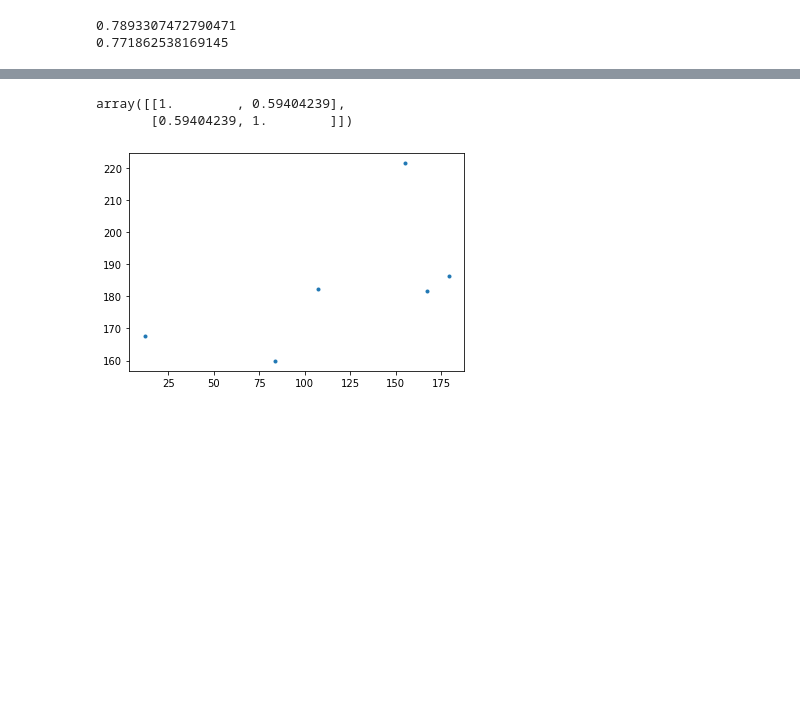
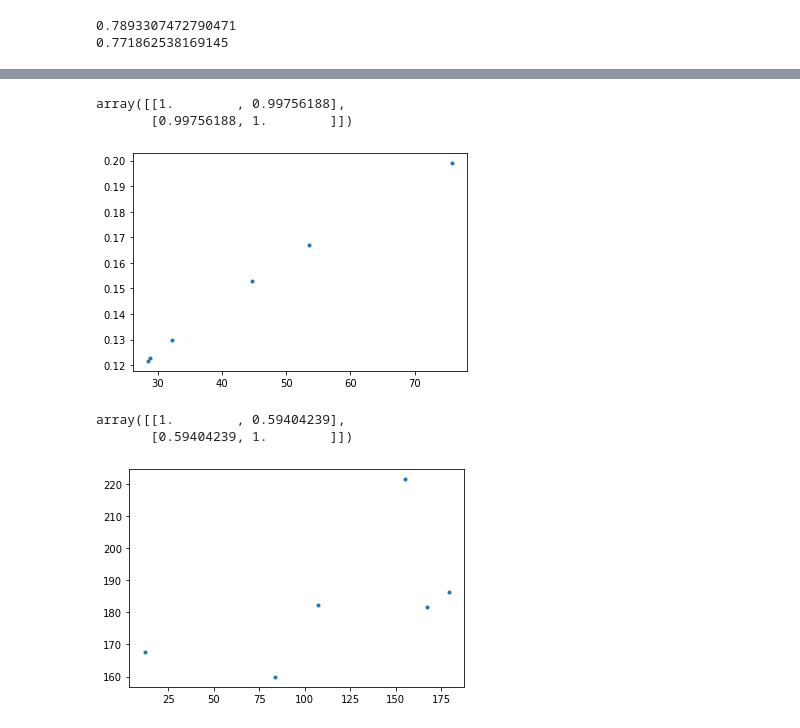
Before and after one commit to neuralabc/spft-java, a Jupyter notebook: spft/2022_06_Trial_by_trial_Bx.ipynb, the cells around one changed output, grey strips where cells are left out. Drawn from its saved outputs; the diff is of its cells as text; code cells hidden in the pictures; blank space fills up the shorter version.

```diff
--- a/spft/2022_06_Trial_by_trial_Bx.ipynb
+++ b/spft/2022_06_Trial_by_trial_Bx.ipynb
@@ -191,3 +234,11 @@ print(np.corrcoef(snipped_for_vals,snipped_ref_vals)[0,1])
+# %%
+# plt.plot(raw_sse,sse,'.')
+plt.plot(sse,rmse,'.')
+np.corrcoef(sse,rmse)
+# %% [output]
+array([[1.        , 0.99756188],
+       [0.99756188, 1.        ]])
+[figure, added]
 # %%
 plt.plot(lag_xcorr_ms,lag_lstsq_ms,'.')
 np.corrcoef(lag_xcorr_ms,lag_lstsq_ms)
```
Also changed, not shown: parts of 4 cells of this notebook, 1 other file.
